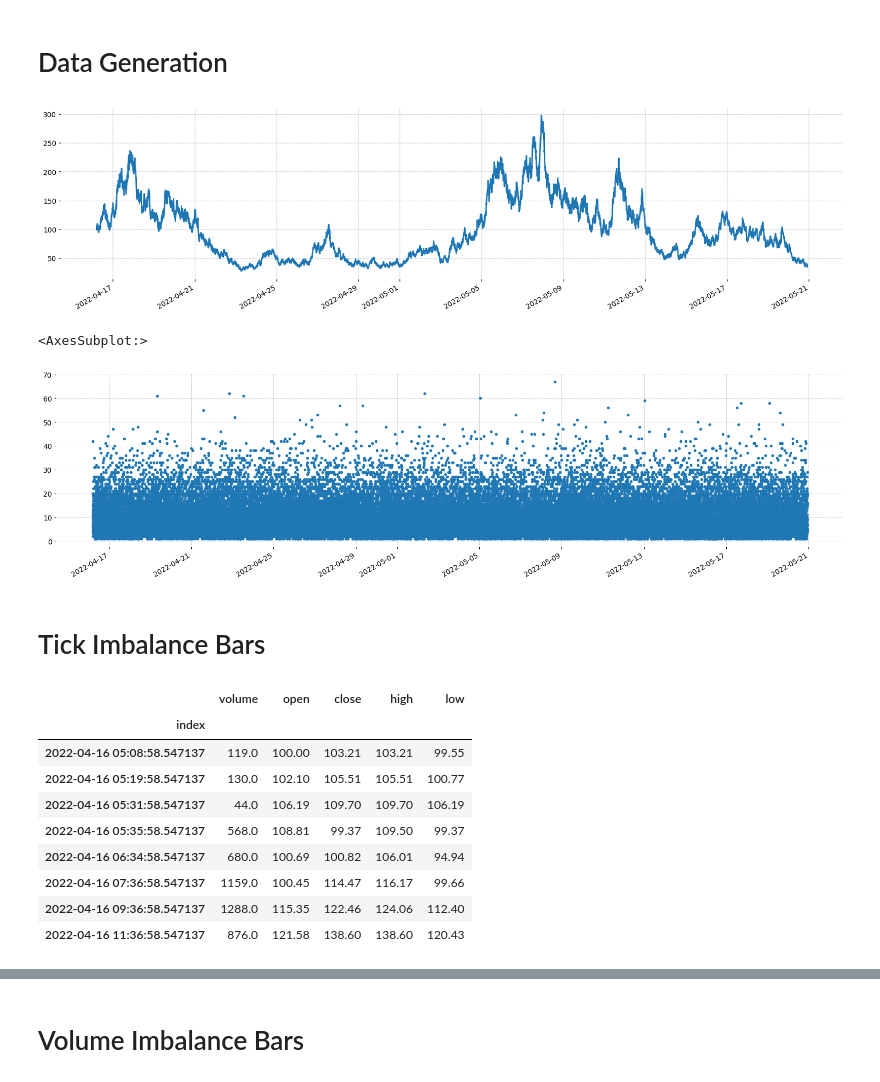
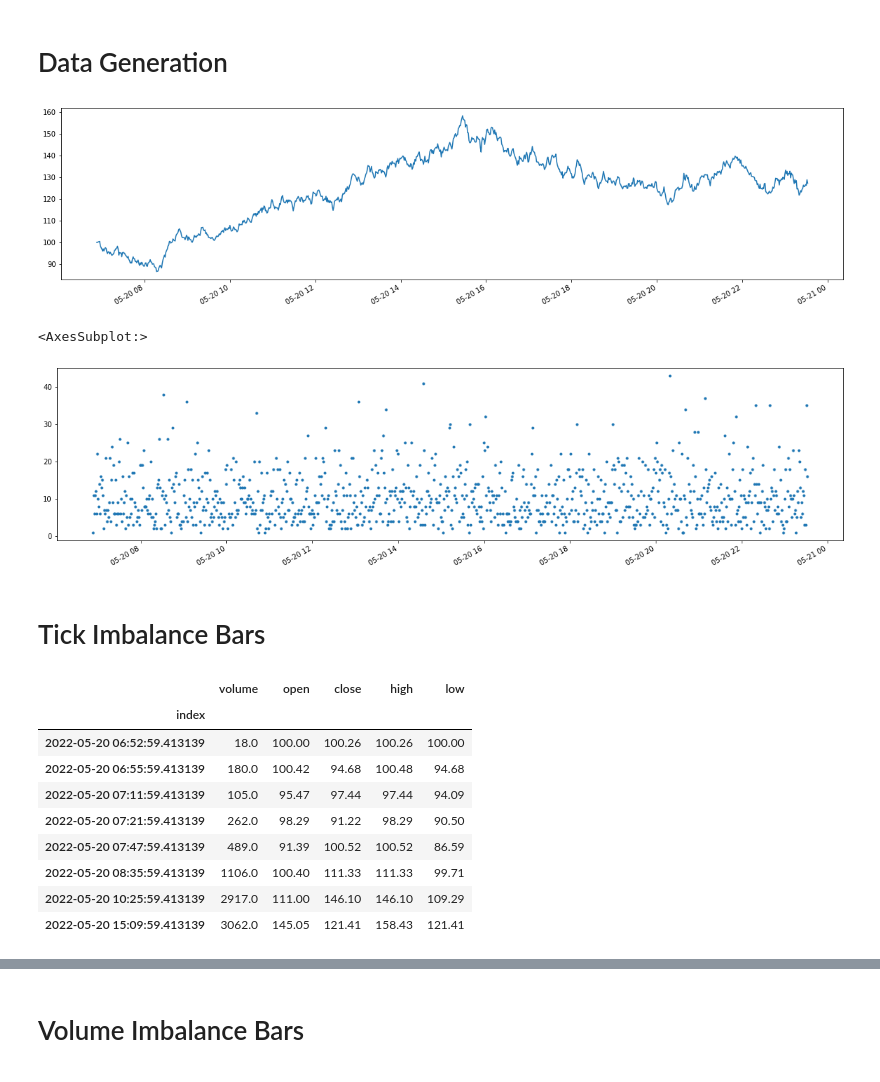
Before and after one commit to maxgao18/AFML, a Jupyter notebook: 2.2.ipynb, the cells around one changed output, grey strips where cells are left out. Drawn from its saved outputs; the diff is of its cells as text; code cells hidden in the pictures.

```diff
--- a/2.2.ipynb
+++ b/2.2.ipynb
@@ -14,35 +14,35 @@ import u
 # %%
 plt.rcParams["figure.figsize"] = (20, 5)
 
-data = u.create_price_data(theta=0.0001, start_price=100, n_samples=50000)
+data = u.create_price_data(theta=0.0001, start_price=100, n_samples=1000)
 data = u.add_volume_data(data, mu=10, var=50)
 data = u.add_dir_data(data)
 
 data["close"].plot.line()
 plt.show()
 data["volume"].plot(style=".")
 # %% [output]
-[figure, old version]
+[figure, new version]
 <AxesSubplot:>
-[figure, old version]
+[figure, new version]
 # %% [markdown]
 # Tick Imbalance Bars
 # %%
 tick_imbalance_bars = bars.create_tick_imbalance_bars(
-    data, expected_length=10, min_observation_weight=0.1, max_length=120
+    data, expected_length=10, expected_abs_inbalance=0.25
 )
 tick_imbalance_bars.head(8)
 # %% [output]
 |  | volume | open | close | high | low |
 | index |  |  |  |  |  |
-| 2022-04-16 05:08:58.547137 | 119.0 | 100.00 | 103.21 | 103.21 | 99.55 |
-| 2022-04-16 05:19:58.547137 | 130.0 | 102.10 | 105.51 | 105.51 | 100.77 |
-| 2022-04-16 05:31:58.547137 | 44.0 | 106.19 | 109.70 | 109.70 | 106.19 |
-| 2022-04-16 05:35:58.547137 | 568.0 | 108.81 | 99.37 | 109.50 | 99.37 |
-| 2022-04-16 06:34:58.547137 | 680.0 | 100.69 | 100.82 | 106.01 | 94.94 |
-| 2022-04-16 07:36:58.547137 | 1159.0 | 100.45 | 114.47 | 116.17 | 99.66 |
-| 2022-04-16 09:36:58.547137 | 1288.0 | 115.35 | 122.46 | 124.06 | 112.40 |
-| 2022-04-16 11:36:58.547137 | 876.0 | 121.58 | 138.60 | 138.60 | 120.43 |
+| 2022-05-20 06:52:59.413139 | 18.0 | 100.00 | 100.26 | 100.26 | 100.00 |
+| 2022-05-20 06:55:59.413139 | 180.0 | 100.42 | 94.68 | 100.48 | 94.68 |
+| 2022-05-20 07:11:59.413139 | 105.0 | 95.47 | 97.44 | 97.44 | 94.09 |
+| 2022-05-20 07:21:59.413139 | 262.0 | 98.29 | 91.22 | 98.29 | 90.50 |
+| 2022-05-20 07:47:59.413139 | 489.0 | 91.39 | 100.52 | 100.52 | 86.59 |
+| 2022-05-20 08:35:59.413139 | 1106.0 | 100.40 | 111.33 | 111.33 | 99.71 |
+| 2022-05-20 10:25:59.413139 | 2917.0 | 111.00 | 146.10 | 146.10 | 109.29 |
+| 2022-05-20 15:09:59.413139 | 3062.0 | 145.05 | 121.41 | 158.43 | 121.41 |
 # %%
 mplf.plot(
     tick_imbalance_bars, type="candle", style="charles", figsize=(20, 5), volume=True
```
Also changed, not shown: parts of 7 cells of this notebook, 2 other files.
